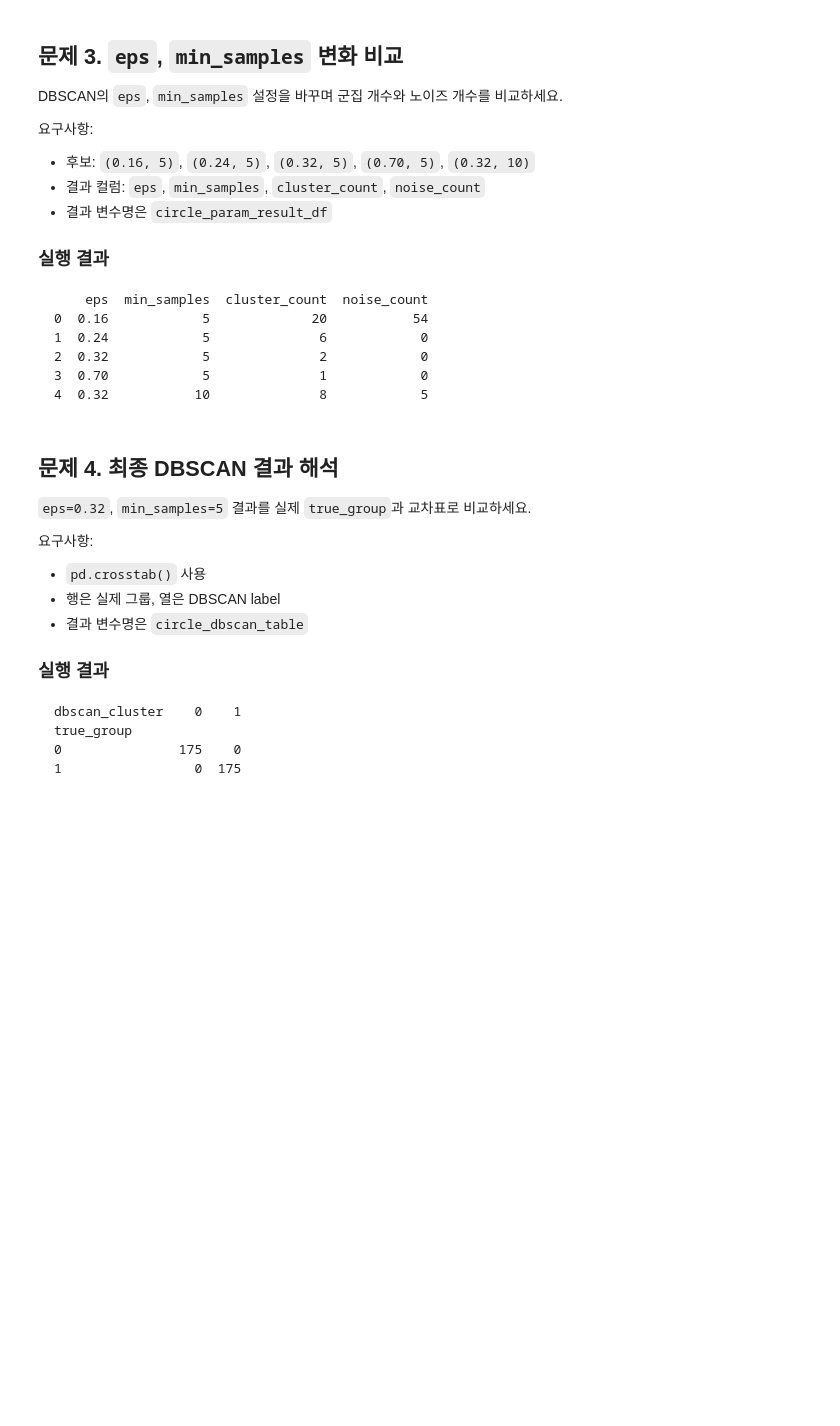
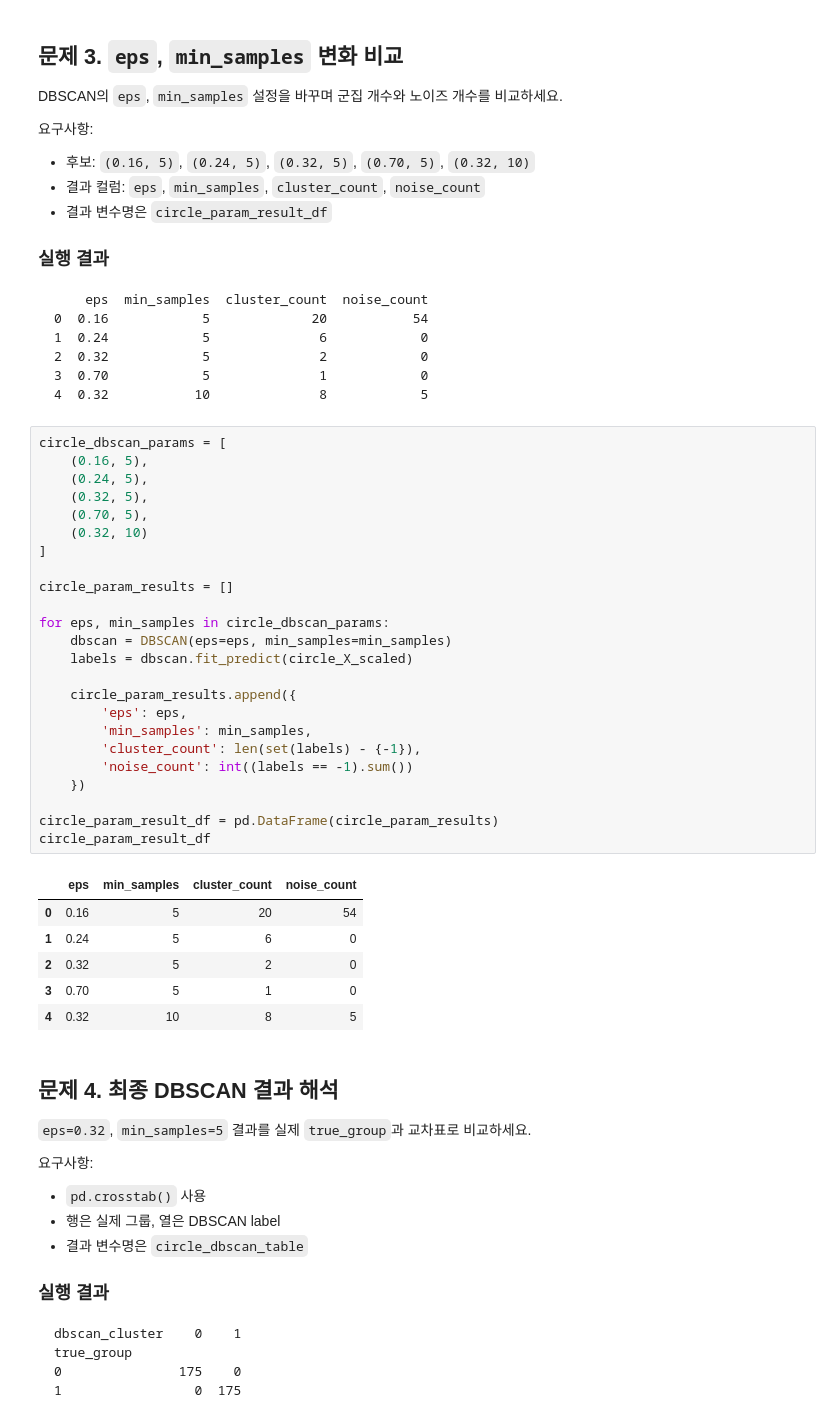
Before and after one commit to Gitcatho-skn-family-sjh/06_machine_learning, a Jupyter notebook: 07_unsupervised_learning/practice/02_dbscan_practice.ipynb, the cells around one changed output. Saved outputs shown, nothing was run; the diff lists cells and outputs as text; blank space fills up the shorter version.

````diff
--- a/07_unsupervised_learning/practice/02_dbscan_practice.ipynb
+++ b/07_unsupervised_learning/practice/02_dbscan_practice.ipynb
@@ -98,6 +178,37 @@ DBSCAN의 `eps`, `min_samples` 설정을 바꾸며 군집 개수와 노이즈
 3  0.70            5              1            0
 4  0.32           10              8            5
 ```
+# %%
+circle_dbscan_params = [
+    (0.16, 5),
+    (0.24, 5),
+    (0.32, 5),
+    (0.70, 5),
+    (0.32, 10)
+]
+
+circle_param_results = []
+
+for eps, min_samples in circle_dbscan_params:
+    dbscan = DBSCAN(eps=eps, min_samples=min_samples)
+    labels = dbscan.fit_predict(circle_X_scaled)
+
+    circle_param_results.append({
+        'eps': eps,
+        'min_samples': min_samples,
+        'cluster_count': len(set(labels) - {-1}),
+        'noise_count': int((labels == -1).sum())
+    })
+
+circle_param_result_df = pd.DataFrame(circle_param_results)
+circle_param_result_df
+# %% [output]
+|  | eps | min_samples | cluster_count | noise_count |
+| 0 | 0.16 | 5 | 20 | 54 |
+| 1 | 0.24 | 5 | 6 | 0 |
+| 2 | 0.32 | 5 | 2 | 0 |
+| 3 | 0.70 | 5 | 1 | 0 |
+| 4 | 0.32 | 10 | 8 | 5 |
 # %% [markdown]
 ## 문제 4. 최종 DBSCAN 결과 해석
 
````
Also changed, not shown: parts of 3 cells of this notebook, 4 other files.
